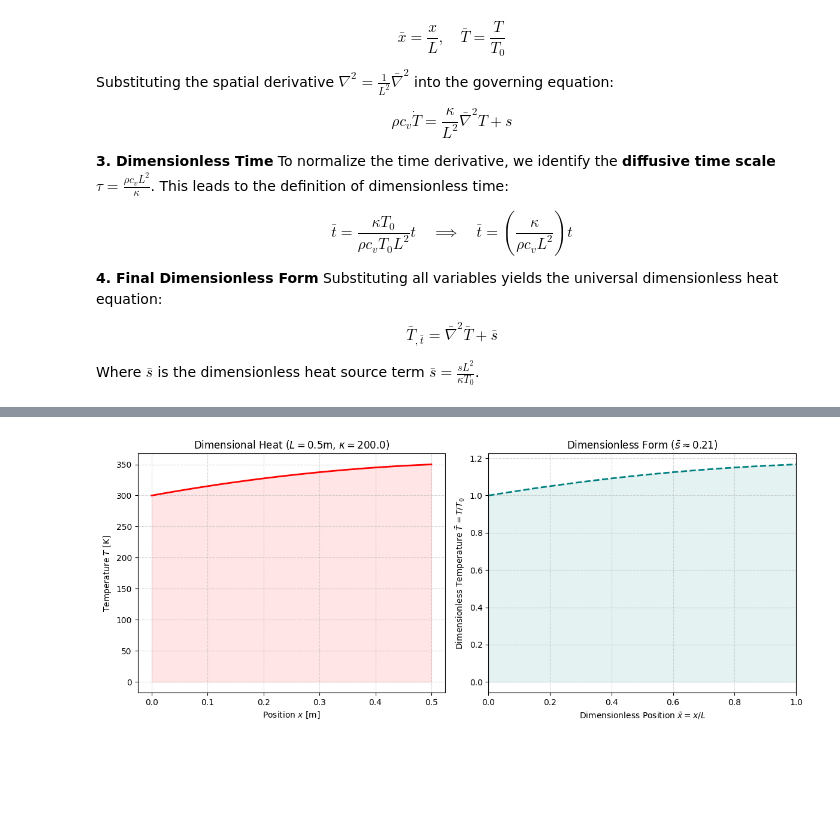
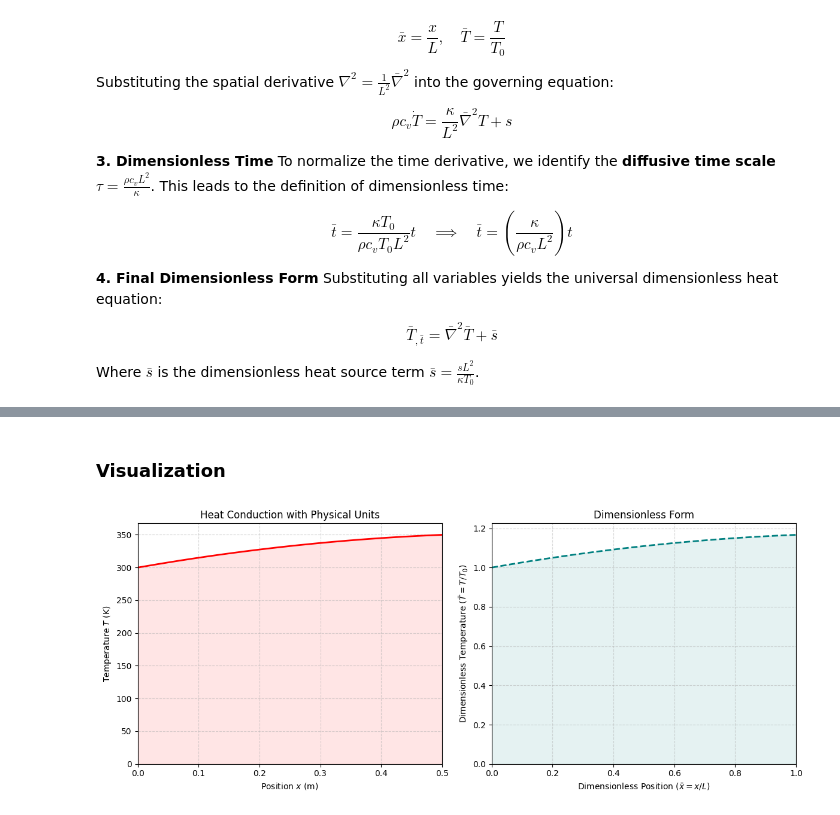
Before and after one commit to s-tirmizi/finite-element-analysis, a Jupyter notebook: 04_dimensionless_forms.ipynb, the cells around one changed output, grey strips where cells are left out. Saved outputs shown, nothing was run; the diff lists cells and outputs as text; code cells hidden in the pictures; blank space fills up the shorter version.

```diff
--- a/04_dimensionless_forms.ipynb
+++ b/04_dimensionless_forms.ipynb
@@ -132,53 +139,54 @@ plt.show()
 # %%
-import numpy as np
-import matplotlib.pyplot as plt
-
+# function: exact heat solution for 1D steady-state conduction with internal heat generation
 def exact_heat_solution(x, L, kappa, s, T_left, T_right):
     C2 = T_left
     C1 = (T_right - T_left) / L + (s * L) / (2 * kappa)
     return -(s / (2 * kappa)) * x**2 + C1 * x + C2
 
-# --- 1. Define Physics (Dimensional) ---
-L = 0.5           # Length [m]
-kappa = 200.0     # Thermal Conductivity (e.g., Aluminum) [W/mK]
-s = 50000.0       # Heat Source [W/m^3]
-T_left = 300.0    # Left Temp [K]
-T_right = 350.0   # Right Temp [K]
+# properties
+L = 0.5           # Length (m)
+kappa = 200.0     # Thermal Conductivity (W/m·K)
+s = 50000.0       # Heat Source (W/m^3)
+T_left = 300.0    # Left Temp (K)
+T_right = 350.0   # Right Temp (K)
 T0 = T_left       # Reference Temp (usually the initial or boundary temp)
 
-x = np.linspace(0, L, 100)
-T = exact_heat_solution(x, L, kappa, s, T_left, T_right)
+x = np.linspace(0, L, 100) # Spatial domain
+T = exact_heat_solution(x, L, kappa, s, T_left, T_right) # Dimensional temperature profile
 
-# --- 2. Define Physics (Dimensionless) ---
 # Calculate the dimensionless groups derived in your notes
 x_bar = x / L
 T_bar = T / T0
 
-# We can also calculate the dimensionless source (s_bar) to verify the math
-# s_bar = (s * L^2) / (kappa * T0)
+# dimensionless source (s_bar) calculation
 s_bar_val = (s * L**2) / (kappa * T0)
-
-# --- 3. Plotting ---
-fig, axes = plt.subplots(1, 2, figsize=(12, 5))
-
-# Plot 1: Dimensional (Physical Units)
-axes[0].plot(x, T, color='red', linewidth=2)
-axes[0].fill_between(x, T, color='red', alpha=0.1)
-axes[0].set_title(f'Dimensional Heat ($L={L}$m, $\kappa={kappa}$)')
-axes[0].set_xlabel('Position $x$ [m]')
-axes[0].set_ylabel('Temperature $T$ [K]')
-axes[0].grid(True, linestyle='--', alpha=0.5)
-
-# Plot 2: Dimensionless (Universal)
-axes[1].plot(x_bar, T_bar, color='teal', linewidth=2, linestyle='--')
-axes[1].fill_between(x_bar, T_bar, color='teal', alpha=0.1)
-axes[1].set_title(rf'Dimensionless Form ($\bar{{s}} \approx {s_bar_val:.2f}$)')
-axes[1].set_xlabel(r'Dimensionless Position $\bar{x} = x/L$')
-axes[1].set_ylabel(r'Dimensionless Temperature $\bar{T} = T/T_0$')
-axes[1].grid(True, linestyle='--', alpha=0.5)
-axes[1].set_xlim(0, 1)
-
-plt.tight_layout()
-plt.show()
-# %% [output]
-[figure, removed]
+# %% [markdown]
+### Visualization
+# %%
+# --- 3. Plotting ---
+fig, axes = plt.subplots(1, 2, figsize=(12, 5))
+
+# Dimensions
+axes[0].plot(x, T, color='red', linewidth=2)
+axes[0].fill_between(x, T, color='red', alpha=0.1)
+axes[0].set_title(f'Heat Conduction with Physical Units')
+axes[0].set_xlabel('Position $x$ (m)')
+axes[0].set_ylabel('Temperature $T$ (K)')
+axes[0].grid(True, linestyle='--', alpha=0.5)
+axes[0].set_xlim(0, L)
+axes[0].set_ylim(0,)
+
+# Dimensionless
+axes[1].plot(x_bar, T_bar, color='teal', linewidth=2, linestyle='--')
+axes[1].fill_between(x_bar, T_bar, color='teal', alpha=0.1)
+axes[1].set_title(rf'Dimensionless Form')
+axes[1].set_xlabel(r'Dimensionless Position ($\bar{x} = x/L$)')
+axes[1].set_ylabel(r'Dimensionless Temperature ($\bar{T} = T/T_0$)')
+axes[1].grid(True, linestyle='--', alpha=0.5)
+axes[1].set_xlim(0, 1)
+axes[1].set_ylim(0,)
+
+plt.tight_layout()
+plt.show()
+# %% [output]
+[figure, added]
```
Also changed, not shown: parts of 11 cells of this notebook.
